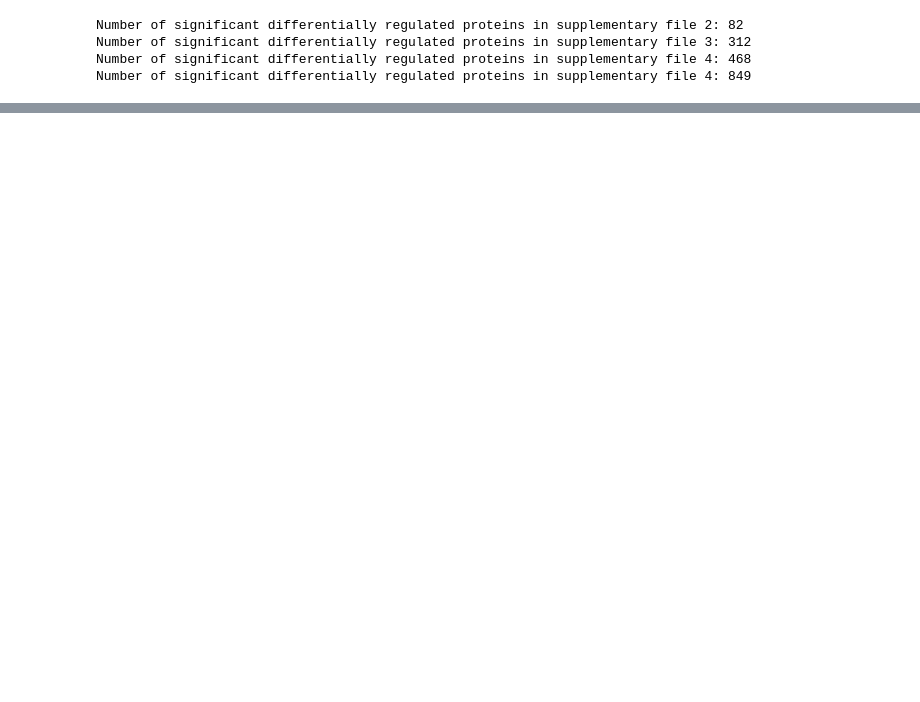
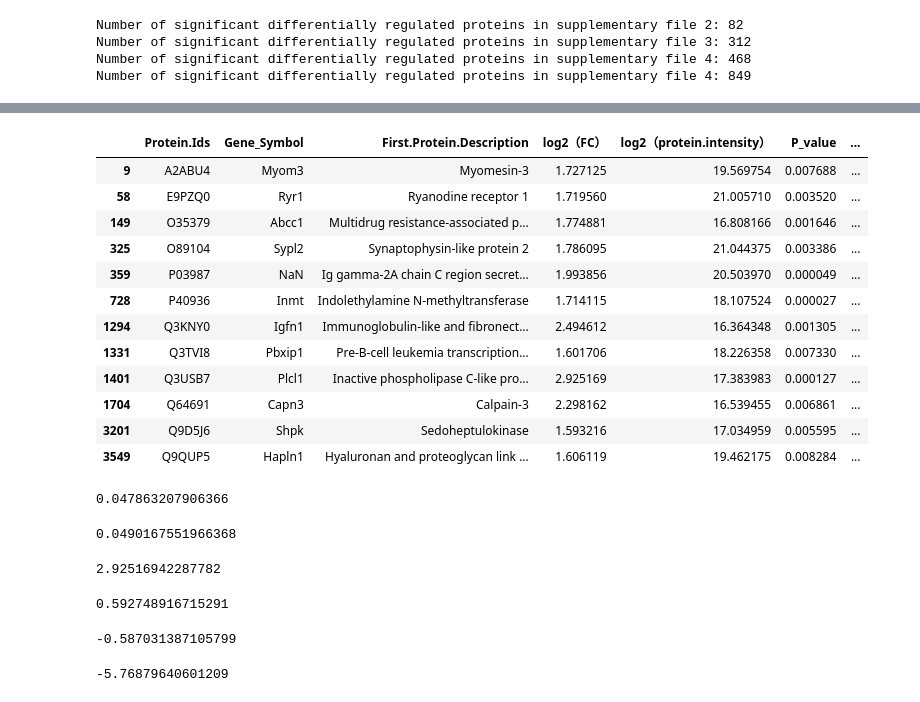
Before and after one commit to statisticalbiotechnology/dia_sum, a Jupyter notebook: result/2022-09-15_pxd031322_supplementary_files/reported differentially regulated proteins in supplementary files.ipynb, the cells around one changed output, grey strips where cells are left out. Cells and saved outputs as stored; diff of their text form; code cells hidden in the pictures; blank space fills up the shorter version.

```diff
--- a/result/2022-09-15_pxd031322_supplementary_files/reported differentially regulated proteins in supplementary files.ipynb
+++ b/result/2022-09-15_pxd031322_supplementary_files/reported differentially regulated proteins in supplementary files.ipynb
@@ -39,0 +63,40 @@ Number of significant differentially regulated proteins in supplementary file 4:
+# %%
+ST_ctrl[(ST_ctrl["Adjusted_P_value"] < 0.05) & (ST_ctrl["log2（FC）"] > 1.5)]
+# %% [output]
+|  | Protein.Ids | Gene_Symbol | First.Protein.Description | log2（FC） | log2（protein.intensity） | P_value | ... |
+| 9 | A2ABU4 | Myom3 | Myomesin-3 | 1.727125 | 19.569754 | 0.007688 | ... |
+| 58 | E9PZQ0 | Ryr1 | Ryanodine receptor 1 | 1.719560 | 21.005710 | 0.003520 | ... |
+| 149 | O35379 | Abcc1 | Multidrug resistance-associated p... | 1.774881 | 16.808166 | 0.001646 | ... |
+| 325 | O89104 | Sypl2 | Synaptophysin-like protein 2 | 1.786095 | 21.044375 | 0.003386 | ... |
+| 359 | P03987 | NaN | Ig gamma-2A chain C region secret... | 1.993856 | 20.503970 | 0.000049 | ... |
+| 728 | P40936 | Inmt | Indolethylamine N-methyltransferase | 1.714115 | 18.107524 | 0.000027 | ... |
+| 1294 | Q3KNY0 | Igfn1 | Immunoglobulin-like and fibronect... | 2.494612 | 16.364348 | 0.001305 | ... |
+| 1331 | Q3TVI8 | Pbxip1 | Pre-B-cell leukemia transcription... | 1.601706 | 18.226358 | 0.007330 | ... |
+| 1401 | Q3USB7 | Plcl1 | Inactive phospholipase C-like pro... | 2.925169 | 17.383983 | 0.000127 | ... |
+| 1704 | Q64691 | Capn3 | Calpain-3 | 2.298162 | 16.539455 | 0.006861 | ... |
+| 3201 | Q9D5J6 | Shpk | Sedoheptulokinase | 1.593216 | 17.034959 | 0.005595 | ... |
+| 3549 | Q9QUP5 | Hapln1 | Hyaluronan and proteoglycan link ... | 1.606119 | 19.462175 | 0.008284 | ... |
+# %%
+ST_ctrl[ST_ctrl.Condition == "Up"]["Adjusted_P_value"].max()
+# %% [output]
+0.047863207906366
+# %%
+ST_ctrl[ST_ctrl.Condition == "Down"]["Adjusted_P_value"].max()
+# %% [output]
+0.0490167551966368
+# %%
+ST_ctrl[ST_ctrl.Condition == "Up"]["log2（FC）"].max()
+# %% [output]
+2.92516942287782
+# %%
+ST_ctrl[ST_ctrl.Condition == "Up"]["log2（FC）"].min()
+# %% [output]
+0.592748916715291
+# %%
+ST_ctrl[ST_ctrl.Condition == "Down"]["log2（FC）"].max()
+# %% [output]
+-0.587031387105799
+# %%
+ST_ctrl[ST_ctrl.Condition == "Down"]["log2（FC）"].min()
+# %% [output]
+-5.76879640601209
```
Also changed, not shown: parts of 38 cells of this notebook.
